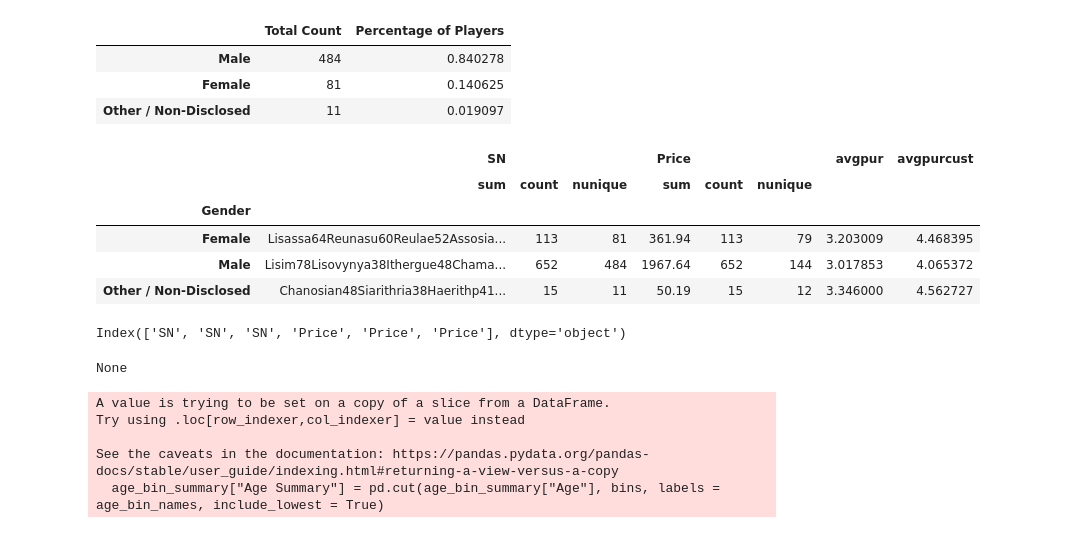
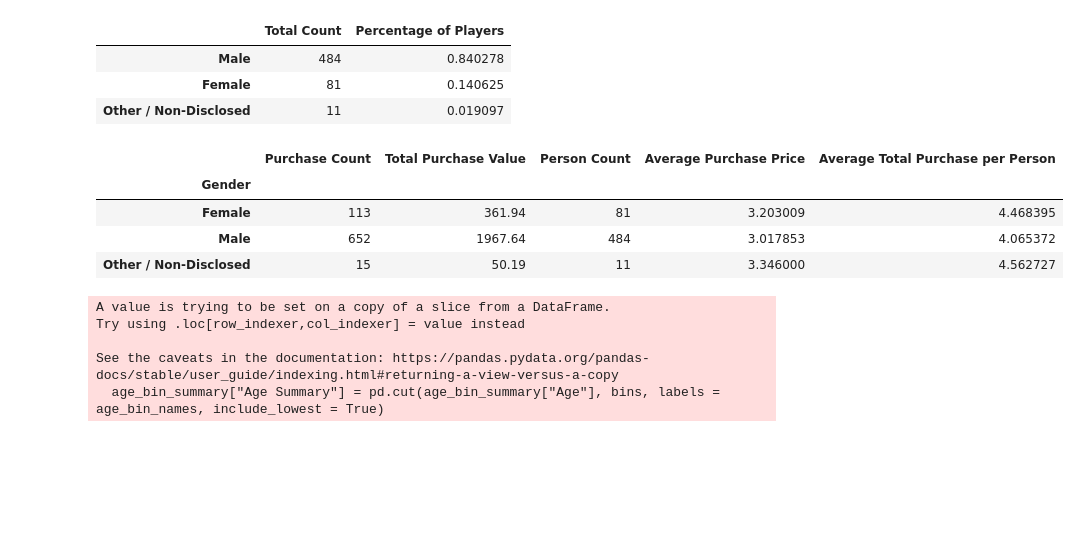
Before and after one commit to afreedman4564/Heroes-Pymoli, a Jupyter notebook: HeroesOfPymoli/HeroesOfPymoli.ipynb, the cells around one changed output. Drawn from its saved outputs; the diff is of its cells as text; code cells hidden in the pictures; blank space fills up the shorter version.

Commit message:
revised gender purchase analysis with merge function and index set to gender

```diff
--- a/HeroesOfPymoli/HeroesOfPymoli.ipynb
+++ b/HeroesOfPymoli/HeroesOfPymoli.ipynb
@@ -78,30 +78,35 @@ gender_df
 | Other / Non-Disclosed | 11 | 0.019097 |
 # %%
 # create df to allow purchase analysis at gender level
-gender_summary = heroes_data[["Gender", "SN", "Price"]]
+gender_price = heroes_data[["Gender", "Price"]]
+gender_sn = heroes_data[["Gender", "SN"]]
-# %%
-new_df_test = gender_summary.groupby(["Gender"]).agg(['sum', 'count','nunique'])
-new_df_test["avgpur"] = new_df_test[('Price',     'sum')]/new_df_test[('SN', 'count')]
-new_df_test["avgpurcust"] = new_df_test[('Price',     'sum')]/new_df_test[('SN', 'nunique')]
-new_df_test.rename(columns = {"SN": "Test"})
-new_df_test
-# %% [output]
-|  | SN |  |  | Price |  |  | avgpur | avgpurcust |
-|  | sum | count | nunique | sum | count | nunique |  |  |
-| Gender |  |  |  |  |  |  |  |  |
-| Female | Lisassa64Reunasu60Reulae52Assosia... | 113 | 81 | 361.94 | 113 | 79 | 3.203009 | 4.468395 |
-| Male | Lisim78Lisovynya38Ithergue48Chama... | 652 | 484 | 1967.64 | 652 | 144 | 3.017853 | 4.065372 |
-| Other / Non-Disclosed | Chanosian48Siarithria38Haerithp41... | 15 | 11 | 50.19 | 15 | 12 | 3.346000 | 4.562727 |
-# %%
-new_df_test.columns = new_df_test.columns.get_level_values(0)
-new_df_test.columns
-# %% [output]
-Index(['SN', 'SN', 'SN', 'Price', 'Price', 'Price'], dtype='object')
-# %%
-new_new = new_df_test.reset_index(drop = True, inplace = True)
-print(new_new)
-# %% [output]
-None
+# %%
+# perform calculation for purchase count
+pur_cnt = gender_sn.groupby(["Gender"]).count()
+pur_cnt = pur_cnt.rename(columns = {"SN": "Purchase Count"})
+pur_cnt = pur_cnt.reset_index()
+
+# perform calculation for total purchase value
+tot_pur_val = gender_price.groupby(["Gender"]).sum()
+tot_pur_val = tot_pur_val.rename(columns = {"Price": "Total Purchase Value"})
+tot_pur_val = tot_pur_val.reset_index()
+
+# perform calculation for customer number
+num_cust = gender_sn.groupby(["Gender"]).nunique()
+num_cust = num_cust.rename(columns = {"SN": "Person Count"})
+num_cust = num_cust.reset_index()
+
+gender_pur_df = pd.merge(pd.merge(pur_cnt, tot_pur_val, how = "inner", on = "Gender"), num_cust, how = "inner", on = "Gender")
+gender_pur_df.set_index("Gender", inplace = True)
+gender_pur_df["Average Purchase Price"] = gender_pur_df["Total Purchase Value"]/gender_pur_df["Purchase Count"]
+gender_pur_df["Average Total Purchase per Person"] = gender_pur_df["Total Purchase Value"]/gender_pur_df["Person Count"]
+gender_pur_df
+# %% [output]
+|  | Purchase Count | Total Purchase Value | Person Count | Average Purchase Price | Average Total Purchase per Person |
+| Gender |  |  |  |  |  |
+| Female | 113 | 361.94 | 81 | 3.203009 | 4.468395 |
+| Male | 652 | 1967.64 | 484 | 3.017853 | 4.065372 |
+| Other / Non-Disclosed | 15 | 50.19 | 11 | 3.346000 | 4.562727 |
 # %%
 # create bins
 age_bin_summary = unique_cust[["Age", "SN"]]
```
